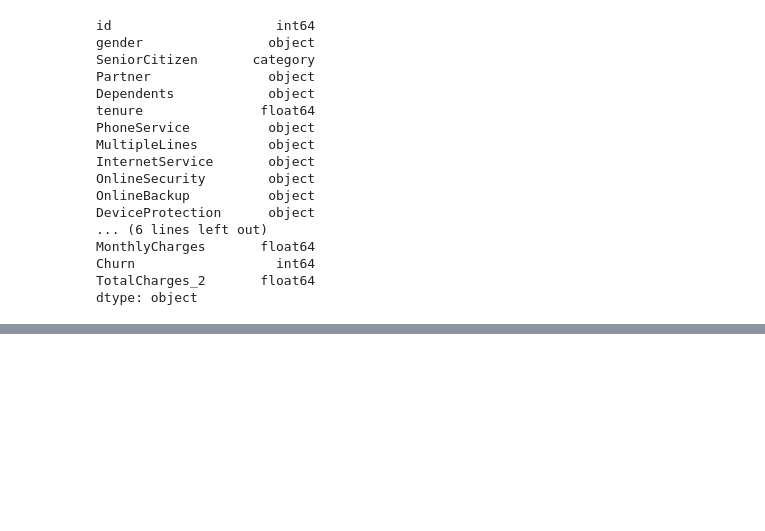
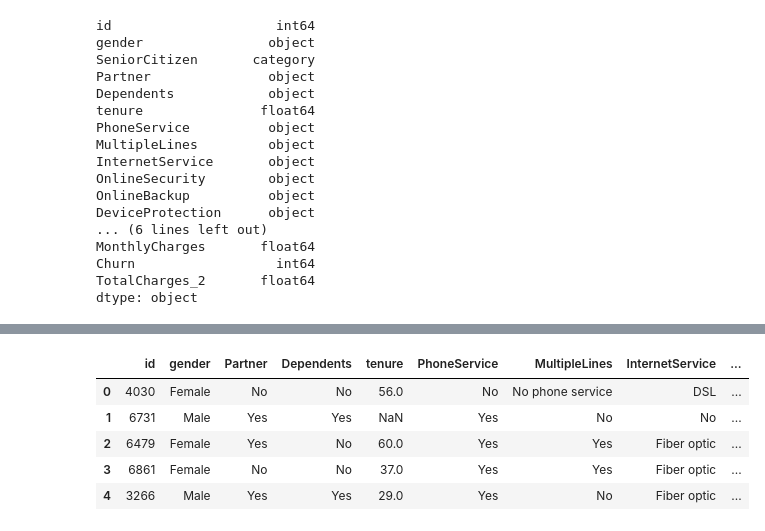
Before and after one commit to carloshcamp/DSWP-CURSO-OUT-NOV-2020, a Jupyter notebook: Exercício_Kaggle_aula_35.ipynb, the cells around one changed output, grey strips where cells are left out. Drawn from its saved outputs; the diff is of its cells as text; code cells hidden in the pictures; blank space fills up the shorter version.

```diff
--- a/Exercício_Kaggle_aula_35.ipynb
+++ b/Exercício_Kaggle_aula_35.ipynb
@@ -246,0 +307,9 @@ mostra_dados(df_train)
+# %%
+df_train.head()
+# %% [output]
+|  | id | gender | Partner | Dependents | tenure | PhoneService | MultipleLines | InternetService | ... |
+| 0 | 4030 | Female | No | No | 56.0 | No | No phone service | DSL | ... |
+| 1 | 6731 | Male | Yes | Yes | NaN | Yes | No | No | ... |
+| 2 | 6479 | Female | Yes | No | 60.0 | Yes | Yes | Fiber optic | ... |
+| 3 | 6861 | Female | No | No | 37.0 | Yes | Yes | Fiber optic | ... |
+| 4 | 3266 | Male | Yes | Yes | 29.0 | Yes | No | Fiber optic | ... |
```
Also changed, not shown: parts of 9 cells of this notebook.
